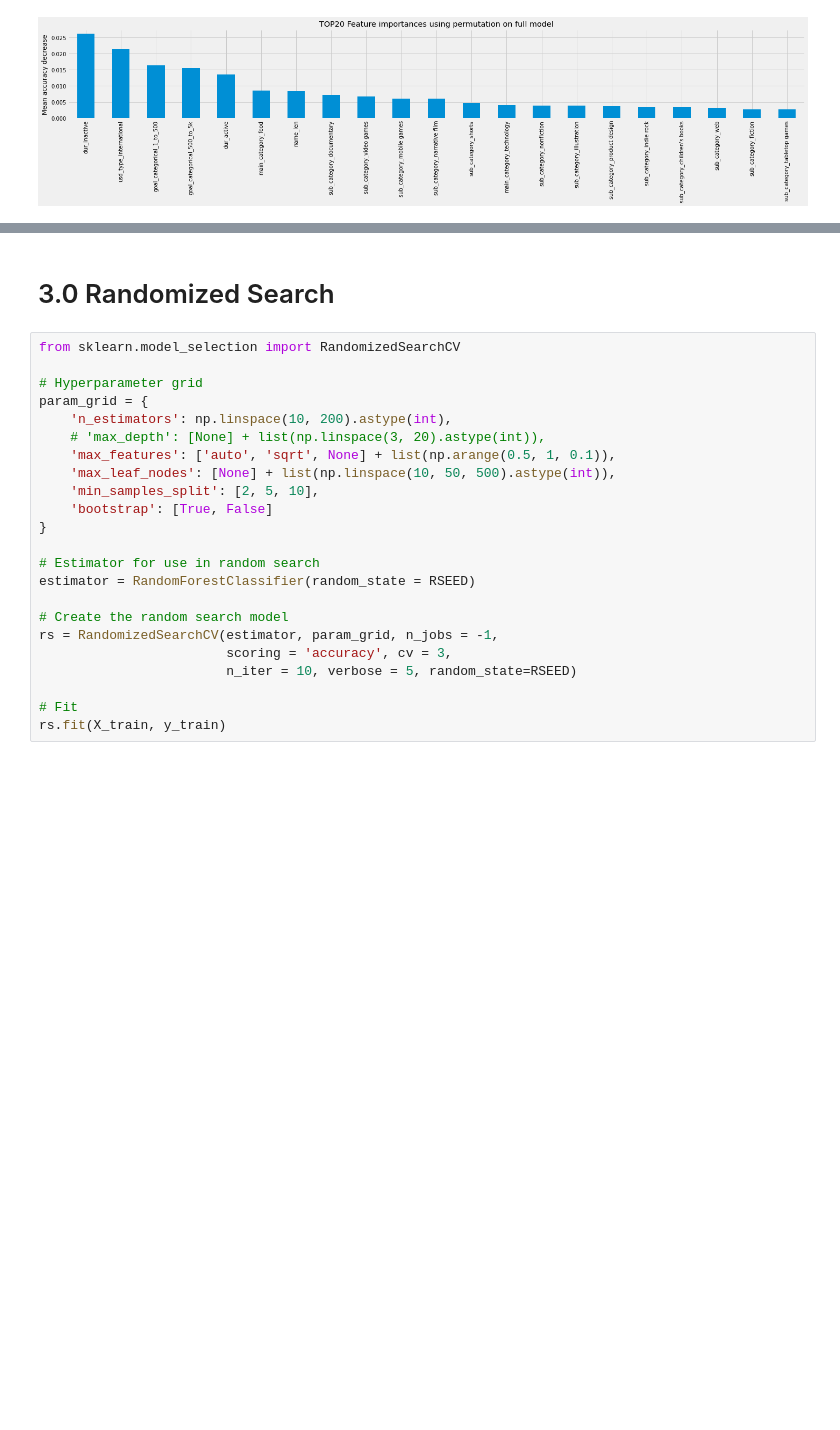
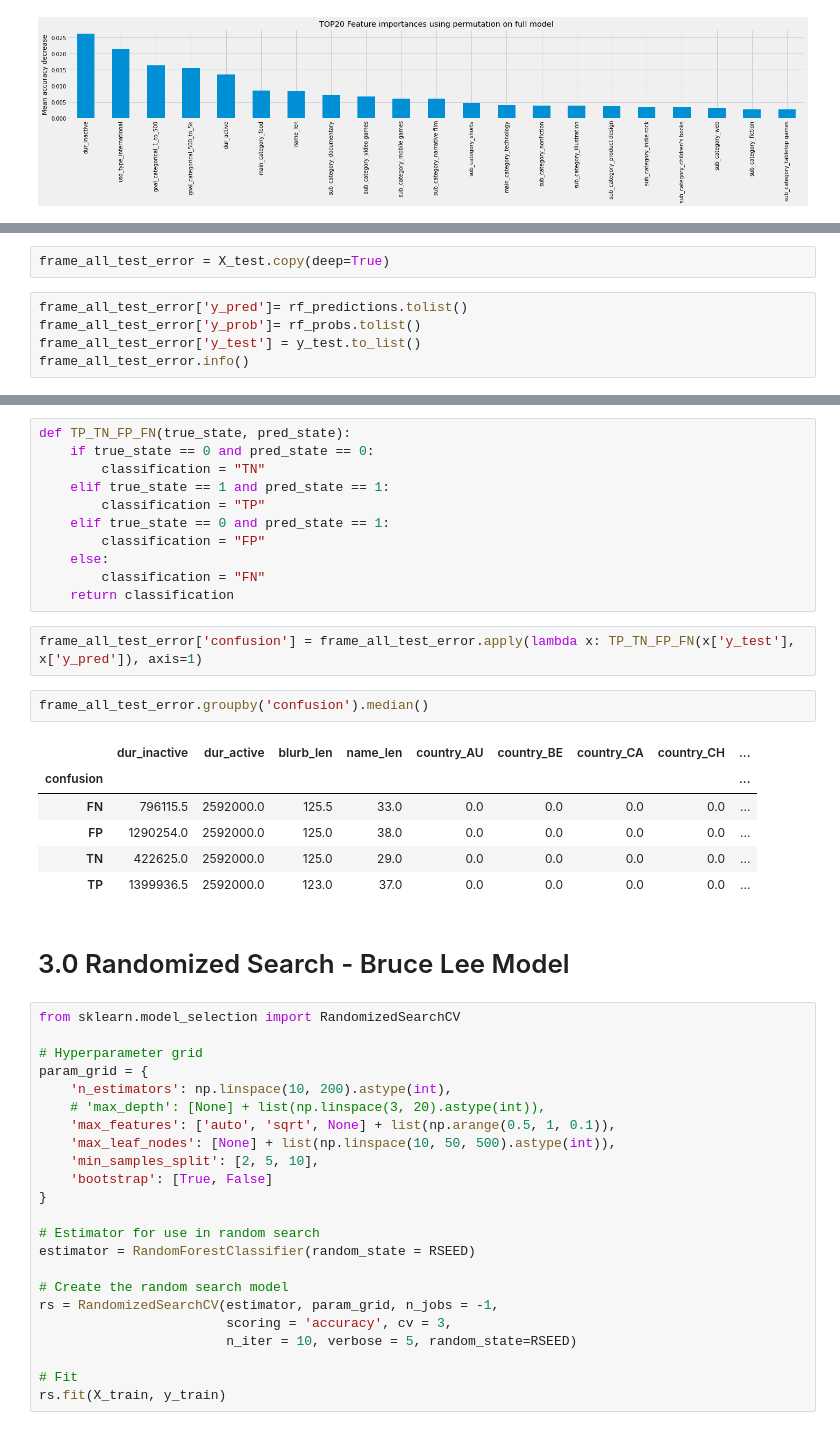
Before and after one commit to ChrisTheKnife/kick_it_like_beckham, a Jupyter notebook: Model_Random_Forest_CMM.ipynb, the cells around one changed output, grey strips where cells are left out. Drawn from its saved outputs; the diff is of its cells as text; blank space fills up the shorter version.

```diff
--- a/Model_Random_Forest_CMM.ipynb
+++ b/Model_Random_Forest_CMM.ipynb
@@ -414,0 +437,7 @@ plt.show()
+# %%
+frame_all_test_error = X_test.copy(deep=True)
+# %%
+frame_all_test_error['y_pred']= rf_predictions.tolist()
+frame_all_test_error['y_prob']= rf_probs.tolist()
+frame_all_test_error['y_test'] = y_test.to_list()
+frame_all_test_error.info()
@@ -415,5 +470,27 @@ plt.show()
+# %%
+def TP_TN_FP_FN(true_state, pred_state):
+    if true_state == 0 and pred_state == 0:
+        classification = "TN"
+    elif true_state == 1 and pred_state == 1:
+        classification = "TP"
+    elif true_state == 0 and pred_state == 1:
+        classification = "FP"
+    else:
+        classification = "FN"
+    return classification
+# %%
+frame_all_test_error['confusion'] = frame_all_test_error.apply(lambda x: TP_TN_FP_FN(x['y_test'], x['y_pred']), axis=1)
+# %%
+frame_all_test_error.groupby('confusion').median()
+# %% [output]
+|  | dur_inactive | dur_active | blurb_len | name_len | country_AU | country_BE | country_CA | country_CH | ... |
+| confusion |  |  |  |  |  |  |  |  | ... |
+| FN | 796115.5 | 2592000.0 | 125.5 | 33.0 | 0.0 | 0.0 | 0.0 | 0.0 | ... |
+| FP | 1290254.0 | 2592000.0 | 125.0 | 38.0 | 0.0 | 0.0 | 0.0 | 0.0 | ... |
+| TN | 422625.0 | 2592000.0 | 125.0 | 29.0 | 0.0 | 0.0 | 0.0 | 0.0 | ... |
+| TP | 1399936.5 | 2592000.0 | 123.0 | 37.0 | 0.0 | 0.0 | 0.0 | 0.0 | ... |
 # %% [markdown]
-# 3.0 Randomized Search
+# 3.0 Randomized Search - Bruce Lee Model
 # %%
 from sklearn.model_selection import RandomizedSearchCV
 
```
Also changed, not shown: parts of 16 cells of this notebook, 2 other files.
